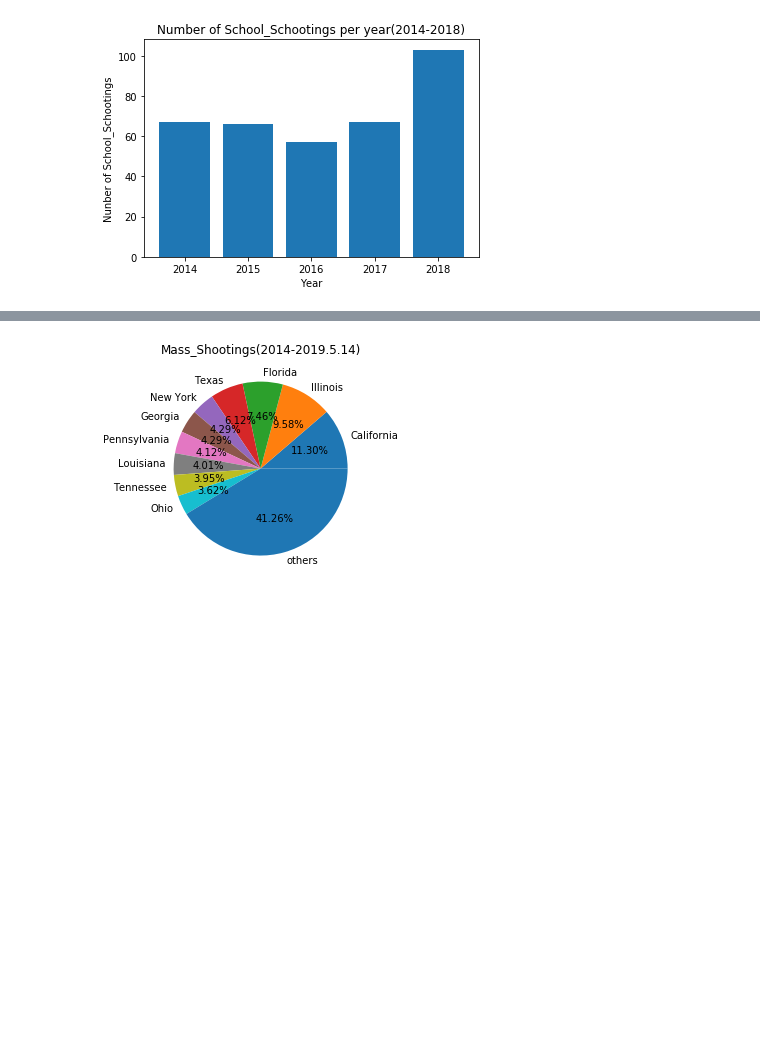
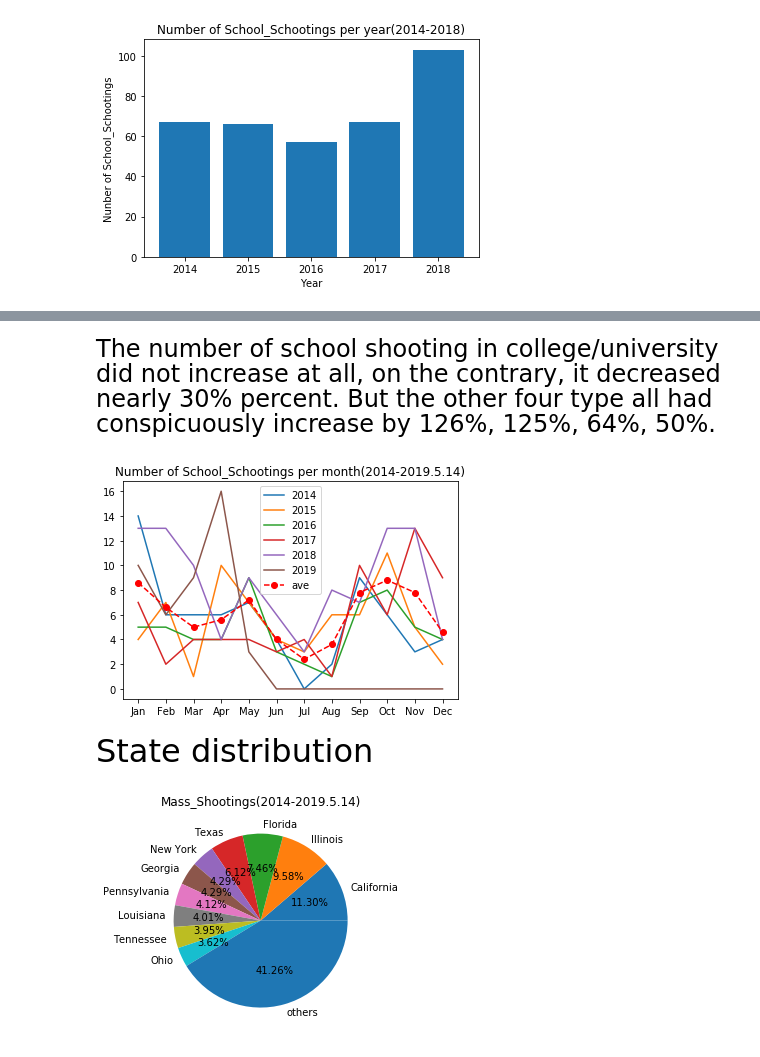
Before and after one commit to s5shah/ECE143_project, a Jupyter notebook: main.ipynb, the cells around one changed output, grey strips where cells are left out. Drawn from its saved outputs; the diff is of its cells as text; code cells hidden in the pictures; blank space fills up the shorter version.

```diff
--- a/main.ipynb
+++ b/main.ipynb
@@ -25,3 +61,11 @@ data3.plot_incidence_per_year('bar')
+# %% [markdown]
+<font face="Georgia" size=5 color=#000000 >The number of school shooting in college/university did not increase at all, on the contrary, it decreased nearly 30% percent. But the other four type all had conspicuously increase by 126%, 125%, 64%, 50%.
+# %%
+data3.plot_incidence_per_month()
+# %% [output]
+[figure, added]
+# %% [markdown]
+<font face="Roboto Slab" size=6 color=#000000 >State distribution
 # %%
 data1.plot_state_year()
 # %% [output]
```
Also changed, not shown: parts of 18 cells of this notebook.
